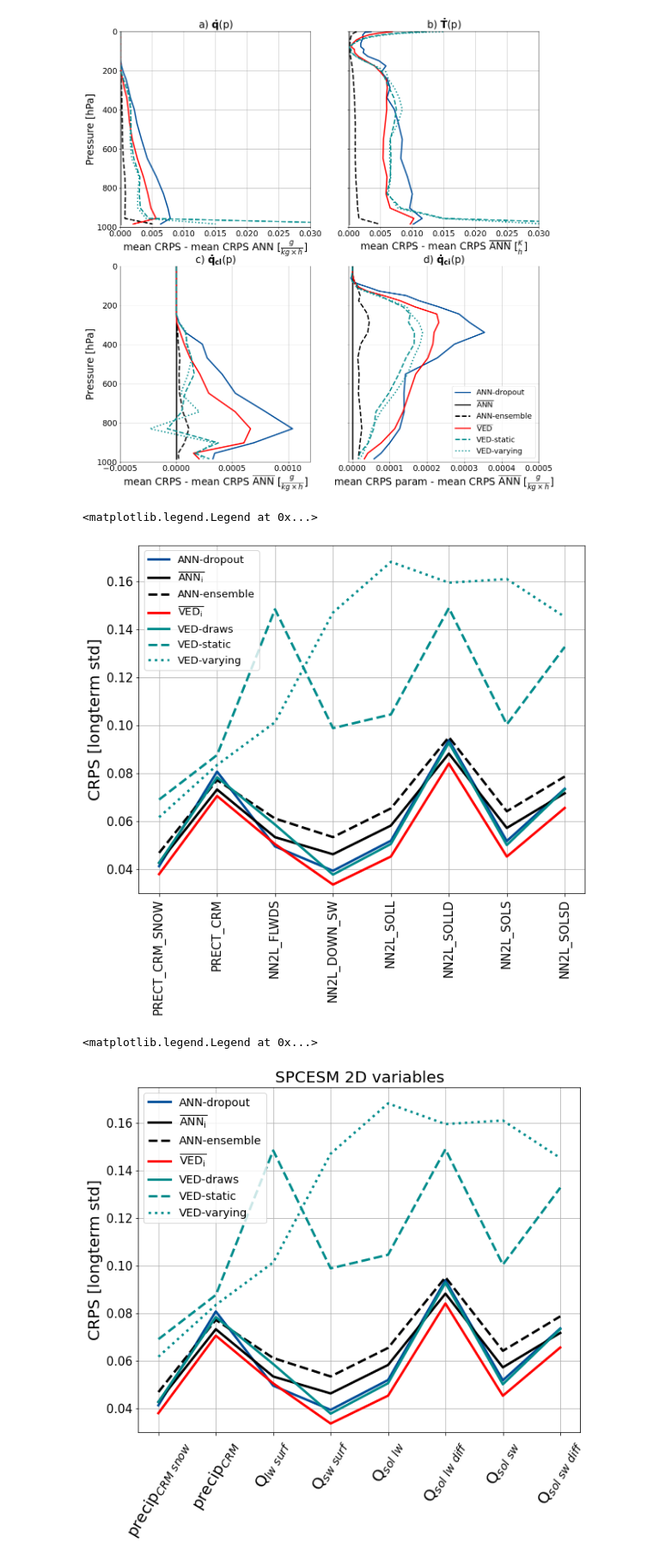
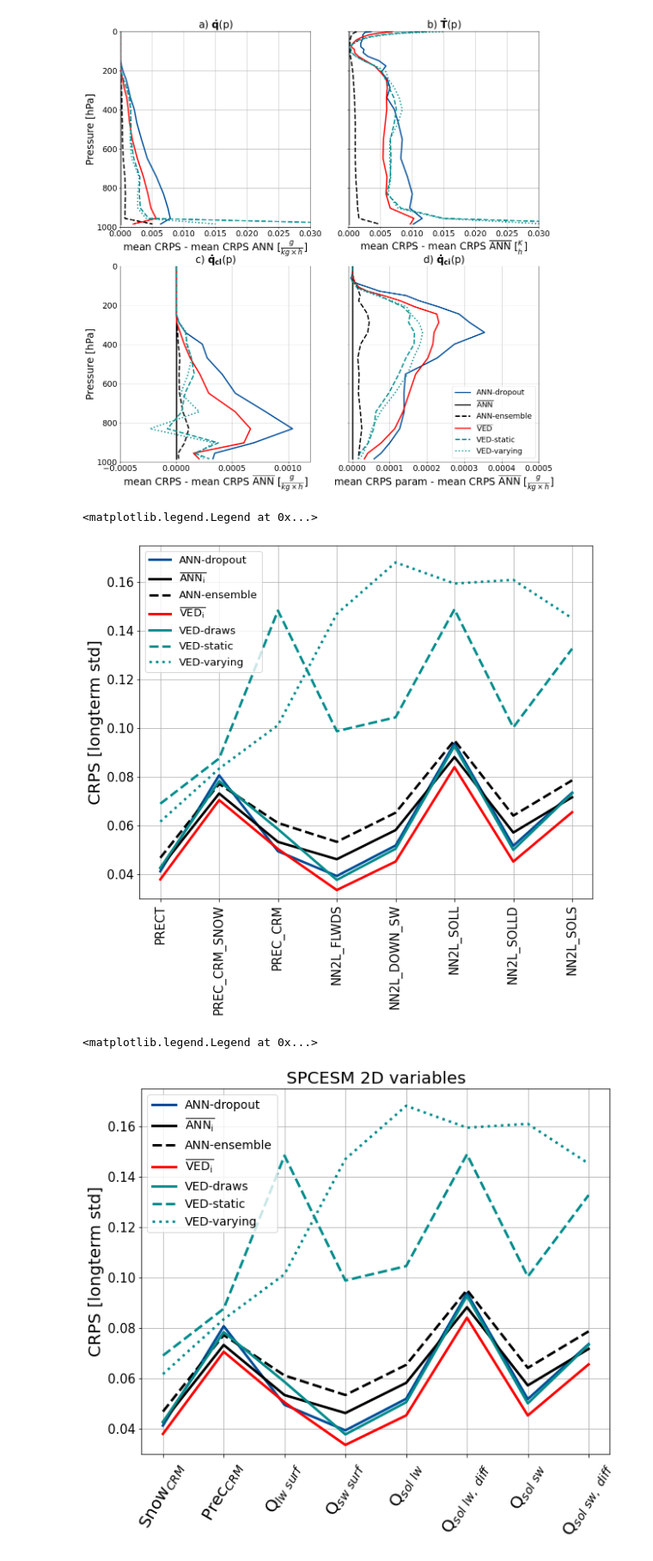
Before and after one commit to EyringMLClimateGroup/behrens24james_SPCESM2_ML_ensembles, a Jupyter notebook: CRPS_analysis/real_geo_CRPS_overview_updt.ipynb, the cells around one changed output. Shown at 86% size. Cells and saved outputs as stored; diff of their text form; code cells hidden in the pictures.

```diff
--- a/CRPS_analysis/real_geo_CRPS_overview_updt.ipynb
+++ b/CRPS_analysis/real_geo_CRPS_overview_updt.ipynb
@@ -1329,7 +1800,7 @@ sr=plt.gca()
 #plt.yscale('log')
 plt.ylim(0.03,0.175)
 plt.grid(True)
-plt.xticks(np.arange(crps_ensemble_7_mem_mean[104:112].size),output_vars_dict[104:112],rotation='vertical',fontsize=15)
+plt.xticks(np.arange(crps_ensemble_7_lin_mem_mean[104:112].size),out_vars_VED[4:12],rotation='vertical',fontsize=15)
 
 plt.xticks(fontsize=15)
 plt.yticks(fontsize=15)
@@ -1337,37 +1808,41 @@ plt.ylabel(r'CRPS [longterm std]',fontsize=20)
 plt.legend(fontsize=13,loc=2)
 # %% [output]
 <matplotlib.legend.Legend at 0x...>
-[figure, old version]
+[figure, new version]
+# %%
+SP_2D_VAR_updt=[r'Snow$_{CRM}$','Prec$_{CRM}$',r'Q$_{lw \ surf}$',
+           r'Q$_{sw \ surf}$',r'Q$_{sol \ lw}$',r'Q$_{sol \ lw, \ diff}$',
+           r'Q$_{sol \ sw}$',r'Q$_{sol \ sw, \ diff}$']
 # %%
 plt.figure(2,(10,8))
 
 
 plt.plot(ANN_1_lin_dr_crps_ensemble_7_mem_mean[104:112],linewidth=3,color=[0,0.3,0.6],label=r'ANN-dropout')
 
 
 plt.plot(crps_ensemble_7_lin_mem_mean[104:112],linewidth=3,color='k',label=r'$\mathrm{\overline{ANN_i}}$')
 plt.plot(crps_ensemble_5_lin_mem_mean[104:112],'--',linewidth=3,color='k',label=r'ANN-ensemble')
 
 plt.plot(VED_crps_ensemble_6_mem_mean[105:113],linewidth=3,color='r',label=r'$\mathrm{\overline{VED_i}}$')
 
 plt.plot(VED_1_crps_ensemble_0_0_mean[105:113],linewidth=3,color=[0,0.55,0.55],label=r'VED-draws')
 
 plt.plot(VED_1_crps_ensemble_0_5_mean[105:113],'--',linewidth=3,color=[0,0.55,0.55],label=r'VED-static')
 plt.plot(VED_1_crps_ensemble_alpha_arr_1_mean[105:113],':',linewidth=3,color=[0,0.55,0.55],label=r'VED-varying')
 
 
 
 sr=plt.gca()
 #plt.yscale('log')
 plt.ylim(0.03,0.175)
 plt.grid(True)
-plt.xticks(np.arange(crps_ensemble_7_mem_mean[104:112].size),output_vars_dict_updt[104:112], rotation=60,fontsize=20)
+plt.xticks(np.arange(crps_ensemble_7_lin_mem_mean[104:112].size),SP_2D_VAR_updt, rotation=60,fontsize=20)
 
 plt.xticks(fontsize=20)
 plt.yticks(fontsize=15)
 plt.title('SPCESM 2D variables',fontsize=20)
 plt.ylabel(r'CRPS [longterm std]',fontsize=20)
 plt.legend(fontsize=14,loc=2)
 # %% [output]
 <matplotlib.legend.Legend at 0x...>
-[figure, old version]
+[figure, new version]
```
Also changed, not shown: parts of 21 cells of this notebook.
